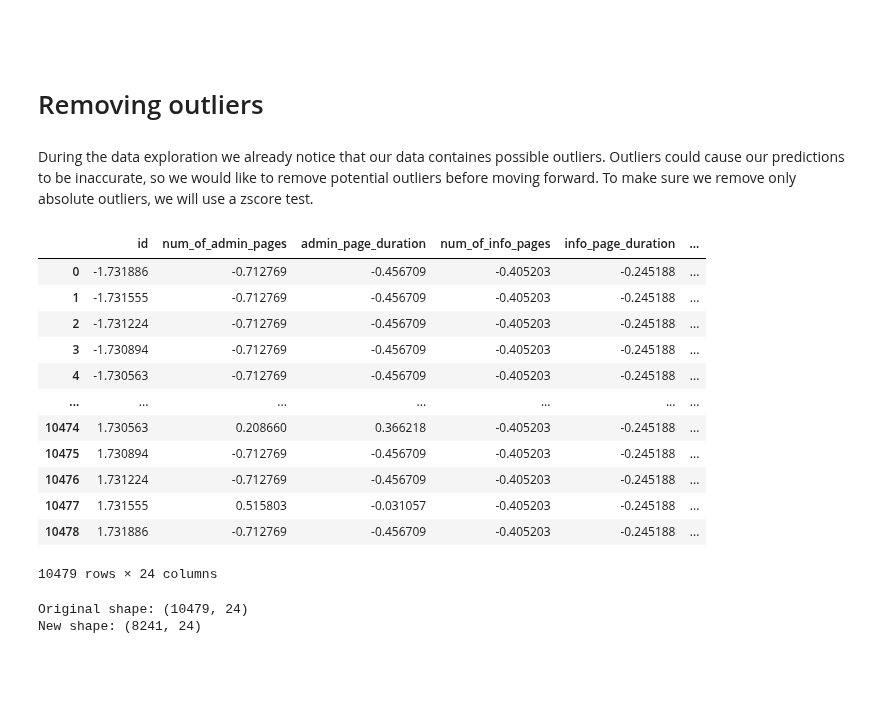
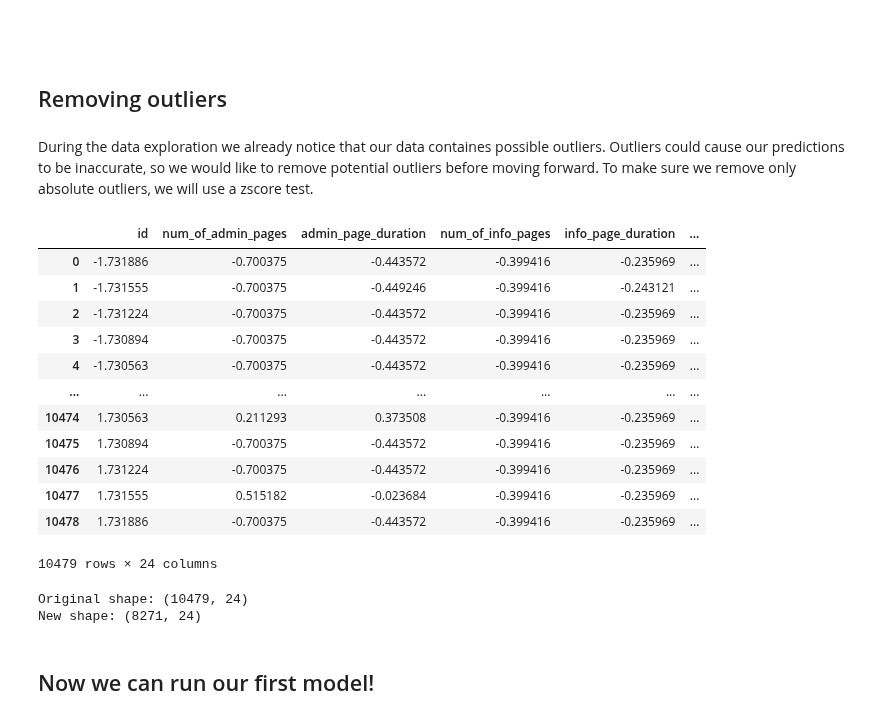
Before and after one commit to mikisegall/ml_final_project, a Jupyter notebook: avi_test.ipynb, the cells around one changed output. Saved outputs shown, nothing was run; the diff lists cells and outputs as text; code cells hidden in the pictures; blank space fills up the shorter version.

```diff
--- a/avi_test.ipynb
+++ b/avi_test.ipynb
@@ -95,3 +99,6 @@ These two plots help us understand a few things:
 ## Data cleaning
 # %% [markdown]
 The next thing we want to check out is whether we have missing data. We did see in the data glimpse that some of the values are filled with NaNs, so we we'd like to see what's the best way to deal with it.
+# %%
+clean_train_data = standardize_data(train_data, EXTRACT_FLOAT_COLS, BOOL_COLS, CATEGORICAL_COLS, BROWSER_COL, CategoricalEncoder.ORDINAL, MONTH_COL)
+clean_train_data
@@ -146,6 +167,6 @@ train_data[train_data["D"].isna()].hist(layout = (5,5), figsize=(15,15));
 As there not seems to be much change in the data between empty and non empty "D" values, and we saw that the range for the "D" values are -1.23 to 7.61, we will fill it for now with -999.
 Because we don't know what column D really stands for, and almost all of the values are empty, we prefer not to try to predict their values.
 # %%
-train_data["D"] = train_data["D"].fillna(-999)
+clean_train_data["D"] = clean_train_data["D"].fillna(-999)
 # %% [markdown]
 Let's move to total_duration:
@@ -244,0 +225,25 @@ Unique values in 'user_type' before fillna: ['Returning_Visitor', 'New_Visitor',
+# %%
+int_cols = ['Month', 'device', 'num_of_admin_pages', 'num_of_info_pages', 'num_of_product_pages', 'Region']
+dur_col_dict = {'info_page_duration': 'num_of_info_pages', 'admin_page_duration': 'num_of_admin_pages', 'product_page_duration': 'num_of_product_pages'}
+
+for key in dur_col_dict:
+    clean_train_data[key] = clean_train_data.apply(lambda row: row[key] == 0 if row["total_duration"] == 0 else row[key],axis=1)
+    clean_train_data[key] = clean_train_data.apply(lambda row: row[key] == 0 if row[dur_col_dict[key]] == 0 else row[key], axis=1)
+
+most_common_c = clean_train_data['C'].mode()
+clean_train_data['C'] = clean_train_data['C'].fillna(200) #TODO: check why var doesn't work
+clean_train_data['A'] = clean_train_data['A'].fillna('c_0')
+clean_train_data['C'] = clean_train_data['C'].fillna(clean_train_data['C'].mode())
+
+clean_train_data['A'] = clean_train_data['A'].str.extract('(\d+)', expand=False)
+clean_train_data['A'] = clean_train_data['A'].astype(float)
+
+clean_train_data['C'] = clean_train_data['C'].str.extract('(\d+)', expand=False)
+clean_train_data['C'] = clean_train_data['C'].astype(float)
+
+
+imputer = impute.KNNImputer(n_neighbors=3)
+filled_train_data = pd.DataFrame(imputer.fit_transform(clean_train_data),columns = clean_train_data.columns)
+
+for col in int_cols:
+    filled_train_data[col] = filled_train_data[col].apply(lambda x: round(x))
@@ -263,2 +259,4 @@ In addition, we need to leave only digits in column "A".
+# %%
+filled_train_data['total_duration'] = filled_train_data.apply(lambda row: row['info_page_duration'] + row['product_page_duration'] + row['admin_page_duration'], axis=1)
 # %%
 pd.set_option('display.max_columns', None)
@@ -368,35 +356,37 @@ data_summary_test.sort_values(by='missing', ascending=False)
 # %% [markdown]
 #
 # %% [markdown]
-# Removing outliers
+## Removing outliers
 # %% [markdown]
 During the data exploration we already notice that our data containes possible outliers.
 Outliers could cause our predictions to be inaccurate, so we would like to remove potential outliers before moving forward.
 To make sure we remove only absolute outliers, we will use a zscore test.
 # %%
-z_scores = stats.zscore(train_data)
+z_scores = stats.zscore(filled_train_data)
 z_scores
 # %% [output]
 |  | id | num_of_admin_pages | admin_page_duration | num_of_info_pages | info_page_duration | ... |
-| 0 | -1.731886 | -0.712769 | -0.456709 | -0.405203 | -0.245188 | ... |
-| 1 | -1.731555 | -0.712769 | -0.456709 | -0.405203 | -0.245188 | ... |
-| 2 | -1.731224 | -0.712769 | -0.456709 | -0.405203 | -0.245188 | ... |
-| 3 | -1.730894 | -0.712769 | -0.456709 | -0.405203 | -0.245188 | ... |
-| 4 | -1.730563 | -0.712769 | -0.456709 | -0.405203 | -0.245188 | ... |
+| 0 | -1.731886 | -0.700375 | -0.443572 | -0.399416 | -0.235969 | ... |
+| 1 | -1.731555 | -0.700375 | -0.449246 | -0.399416 | -0.243121 | ... |
+| 2 | -1.731224 | -0.700375 | -0.443572 | -0.399416 | -0.235969 | ... |
+| 3 | -1.730894 | -0.700375 | -0.443572 | -0.399416 | -0.235969 | ... |
+| 4 | -1.730563 | -0.700375 | -0.443572 | -0.399416 | -0.235969 | ... |
 | ... | ... | ... | ... | ... | ... | ... |
-| 10474 | 1.730563 | 0.208660 | 0.366218 | -0.405203 | -0.245188 | ... |
-| 10475 | 1.730894 | -0.712769 | -0.456709 | -0.405203 | -0.245188 | ... |
-| 10476 | 1.731224 | -0.712769 | -0.456709 | -0.405203 | -0.245188 | ... |
-| 10477 | 1.731555 | 0.515803 | -0.031057 | -0.405203 | -0.245188 | ... |
-| 10478 | 1.731886 | -0.712769 | -0.456709 | -0.405203 | -0.245188 | ... |
+| 10474 | 1.730563 | 0.211293 | 0.373508 | -0.399416 | -0.235969 | ... |
+| 10475 | 1.730894 | -0.700375 | -0.443572 | -0.399416 | -0.235969 | ... |
+| 10476 | 1.731224 | -0.700375 | -0.443572 | -0.399416 | -0.235969 | ... |
+| 10477 | 1.731555 | 0.515182 | -0.023684 | -0.399416 | -0.235969 | ... |
+| 10478 | 1.731886 | -0.700375 | -0.443572 | -0.399416 | -0.235969 | ... |
 10479 rows × 24 columns
 # %%
 abs_z_scores = np.abs(z_scores)
 filtered_entries = (abs_z_scores < 3).all(axis=1)
-train_data_wo_outliers = train_data[filtered_entries]
+train_data_wo_outliers = filled_train_data[filtered_entries]
 
-print(f"Original shape: {train_data.shape}")
+print(f"Original shape: {filled_train_data.shape}")
 print(f"New shape: {train_data_wo_outliers.shape}")
 # %% [output]
 Original shape: (10479, 24)
-New shape: (8241, 24)
+New shape: (8271, 24)
+# %% [markdown]
+## Now we can run our first model!
```
Also changed, not shown: parts of 30 cells of this notebook.
